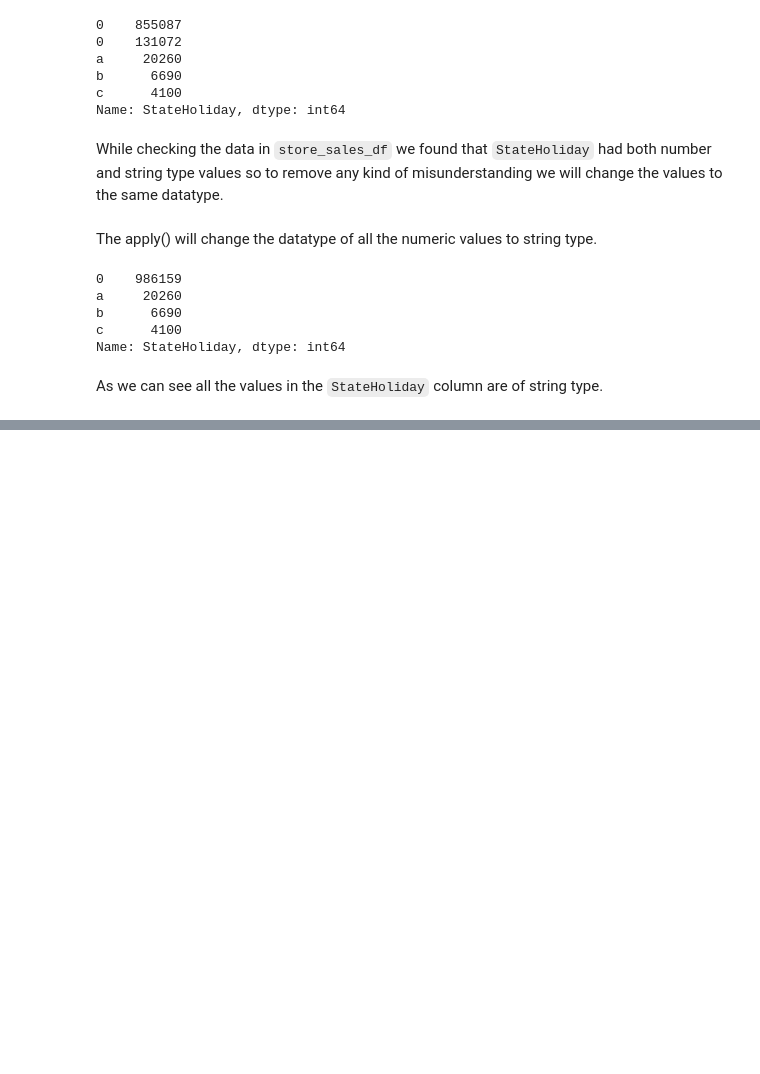
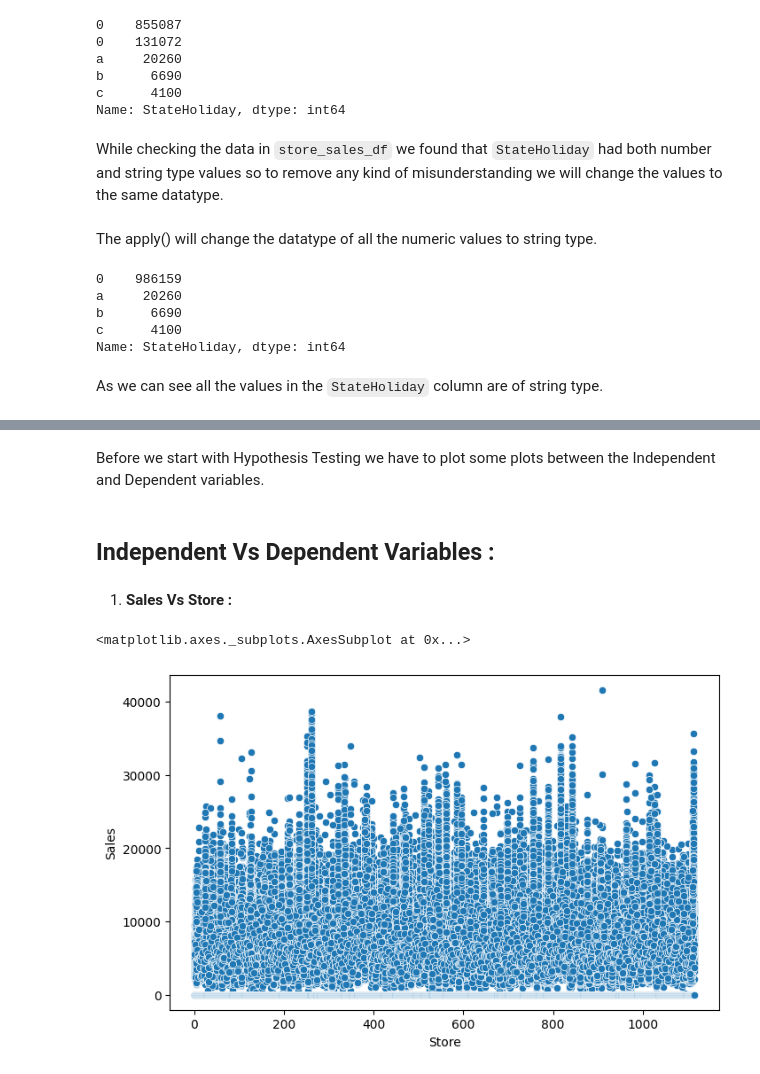
Before and after one commit to Saif-Khan435/Retail-Sales-Prediction, a Jupyter notebook: Team_KASAR_Mohammed_Saif_Khan_M4W3_Rossmann_Sales_Prediction_Capstone_Project.ipynb, the cells around one changed output, grey strips where cells are left out. Saved outputs shown, nothing was run; the diff lists cells and outputs as text; code cells hidden in the pictures; blank space fills up the shorter version.

```diff
--- a/Team_KASAR_Mohammed_Saif_Khan_M4W3_Rossmann_Sales_Prediction_Capstone_Project.ipynb
+++ b/Team_KASAR_Mohammed_Saif_Khan_M4W3_Rossmann_Sales_Prediction_Capstone_Project.ipynb
@@ -521,0 +535,13 @@ As we can see all the values in the `StateHoliday` column are of string type.
+# %% [markdown]
+Before we start with Hypothesis Testing we have to plot some plots between the Independent and Dependent variables.
+# %% [markdown]
+## Independent Vs Dependent Variables :
+# %% [markdown]
+1. **Sales Vs Store :**
+# %%
+# Scatterplot for Store and Sales column
+
+sns.scatterplot(store_sales_df.Store,store_sales_df.Sales)
+# %% [output]
+<matplotlib.axes._subplots.AxesSubplot at 0x...>
+[figure, added]
```
Also changed, not shown: parts of 62 cells of this notebook.
